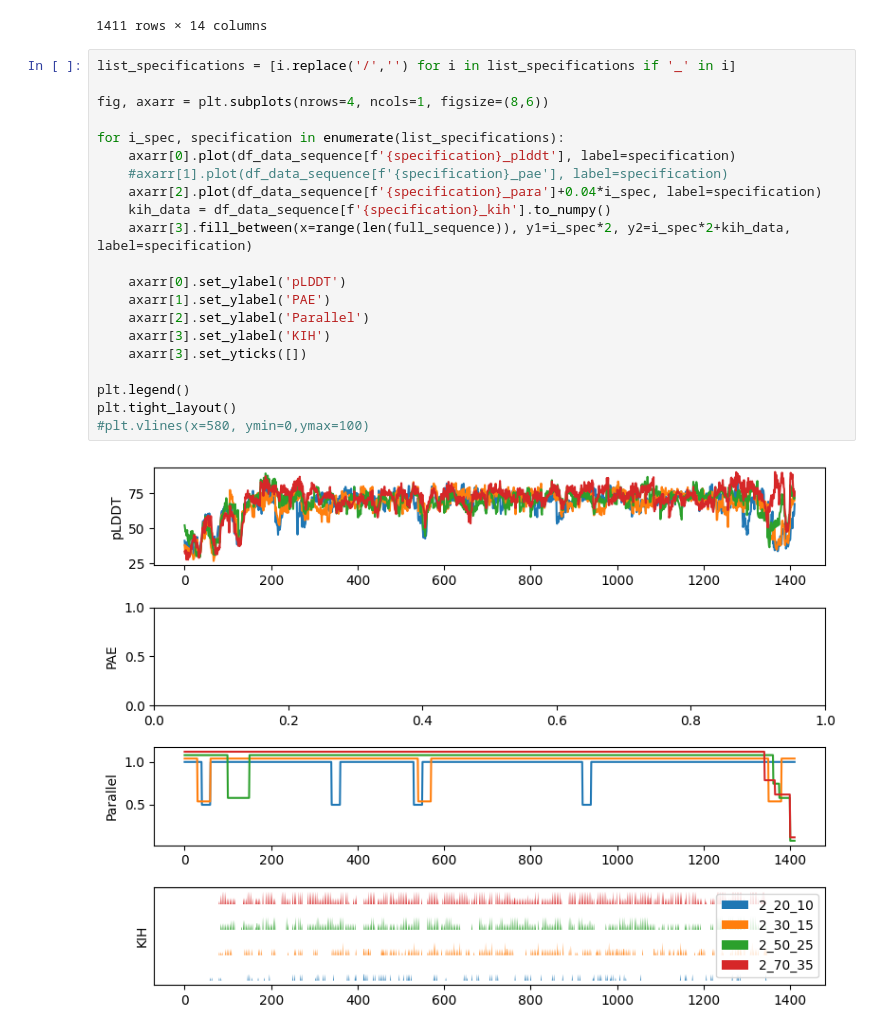
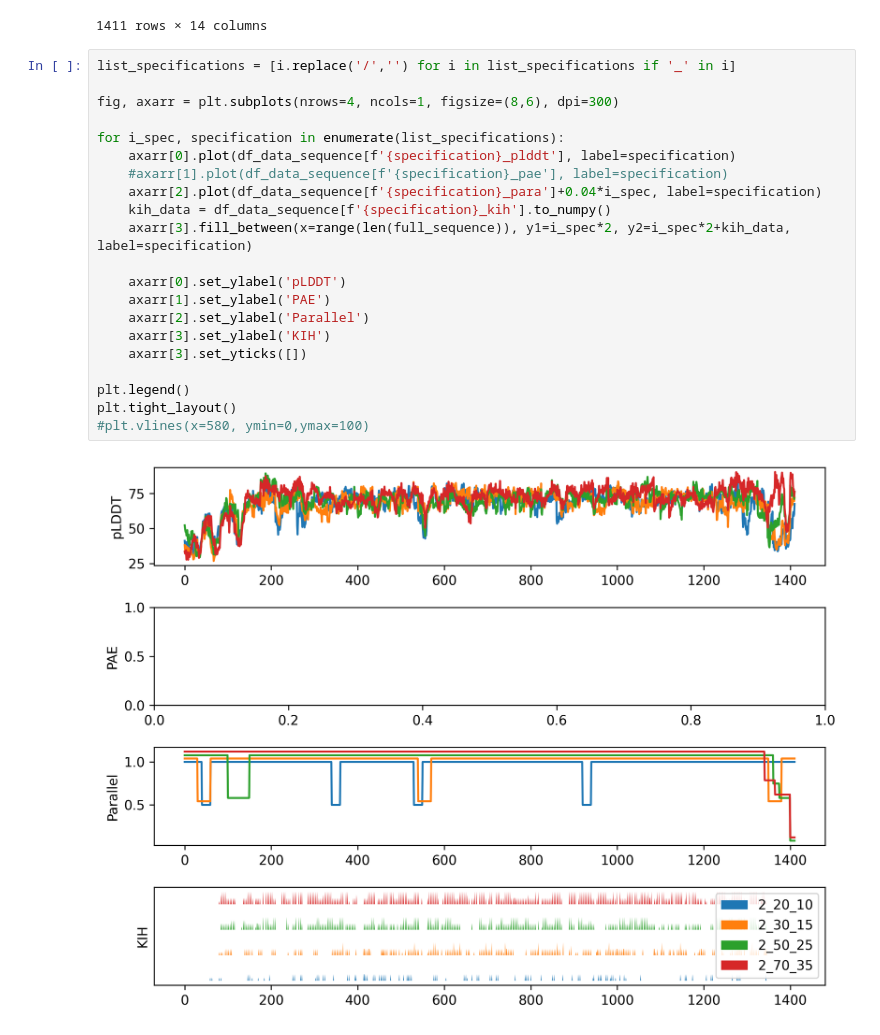
Before and after one commit to Mikel-MG/CCfrag, a Jupyter notebook: examples/EEA1_GCN4/CCfrag_pipeline.ipynb, the cells around one changed output. Cells and saved outputs as stored; diff of their text form.

```diff
--- a/examples/EEA1_GCN4/CCfrag_pipeline.ipynb
+++ b/examples/EEA1_GCN4/CCfrag_pipeline.ipynb
@@ -171,23 +173,23 @@ df_data_sequence
 # %%
 list_specifications = [i.replace('/','') for i in list_specifications if '_' in i]
 
-fig, axarr = plt.subplots(nrows=4, ncols=1, figsize=(8,6))
+fig, axarr = plt.subplots(nrows=4, ncols=1, figsize=(8,6), dpi=300)
 
 for i_spec, specification in enumerate(list_specifications):
     axarr[0].plot(df_data_sequence[f'{specification}_plddt'], label=specification)
     #axarr[1].plot(df_data_sequence[f'{specification}_pae'], label=specification)
     axarr[2].plot(df_data_sequence[f'{specification}_para']+0.04*i_spec, label=specification)
     kih_data = df_data_sequence[f'{specification}_kih'].to_numpy()
     axarr[3].fill_between(x=range(len(full_sequence)), y1=i_spec*2, y2=i_spec*2+kih_data, label=specification)
 
     axarr[0].set_ylabel('pLDDT')
     axarr[1].set_ylabel('PAE')
     axarr[2].set_ylabel('Parallel')
     axarr[3].set_ylabel('KIH')
     axarr[3].set_yticks([])
 
 plt.legend()
 plt.tight_layout()
 #plt.vlines(x=580, ymin=0,ymax=100)
 # %% [output]
-[figure, old version]
+[figure, new version]
```
Also changed, not shown: parts of 2 cells of this notebook, 5 other files.
